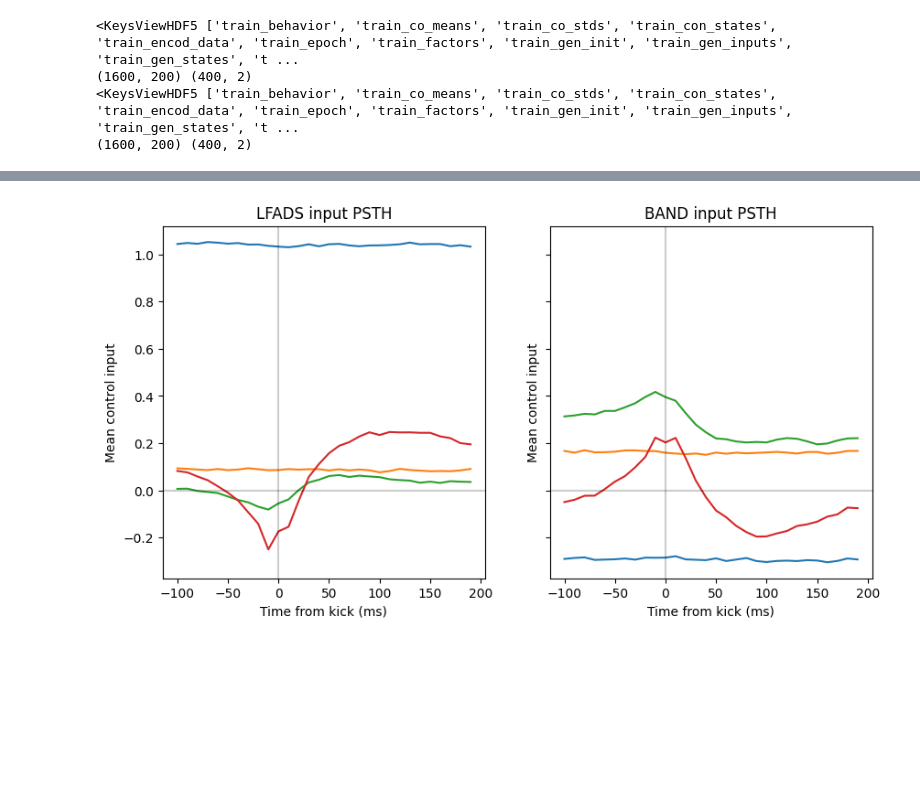
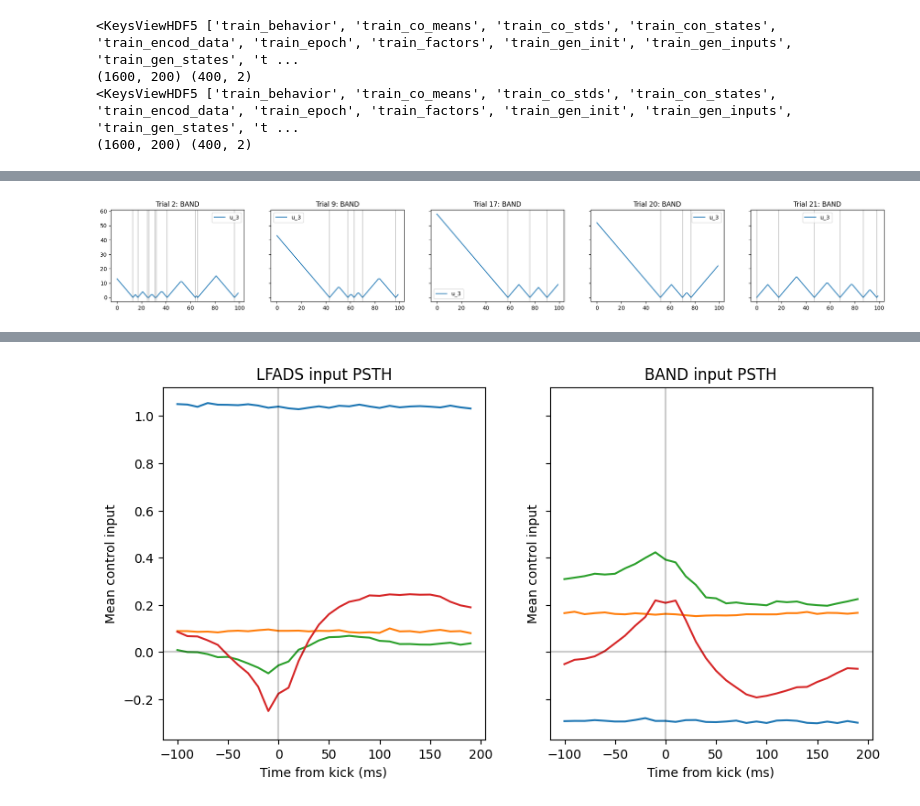
Before and after one commit to NinelK/BAND-torch, a Jupyter notebook: notebooks/post/compare_synthetic_pairs.ipynb, the cells around one changed output, grey strips where cells are left out. Drawn from its saved outputs; the diff is of its cells as text; code cells hidden in the pictures; blank space fills up the shorter version.

```diff
--- a/notebooks/post/compare_synthetic_pairs.ipynb
+++ b/notebooks/post/compare_synthetic_pairs.ipynb
@@ -267,0 +291,20 @@ for it, t in enumerate(trials2plot):
+# %%
+# create a variable that tracks distance to nearest kick
+distances = np.zeros((both_control_means[0].shape[0], both_control_means[0].shape[1]))
+for t in range(both_control_means[0].shape[0]):
+    for i in range(both_control_means[0].shape[1]):
+        kick_times = test_set['kick_bins'][t]
+        if len(kick_times) > 0:
+            distances[t,i] = np.min(np.abs(np.array(kick_times) - i))
+        else:
+            distances[t,i] = np.inf
+
+fig, axes = plt.subplots(1, trial_num, figsize=(5*trial_num,3),sharey=True)
+for it, t in enumerate(trials2plot):
+    axes[it].plot(distances[t,:], label=f'u_{j}')
+    axes[it].set_title(f'Trial {t}: {model_name.split("_")[0].upper()}')
+    axes[it].legend()
+    for l in test_set['kick_bins'][t]:
+        axes[it].axvline(l,c='k',alpha=0.2)
+# %% [output]
+[figure, added]
```
Also changed, not shown: parts of 6 cells of this notebook.
